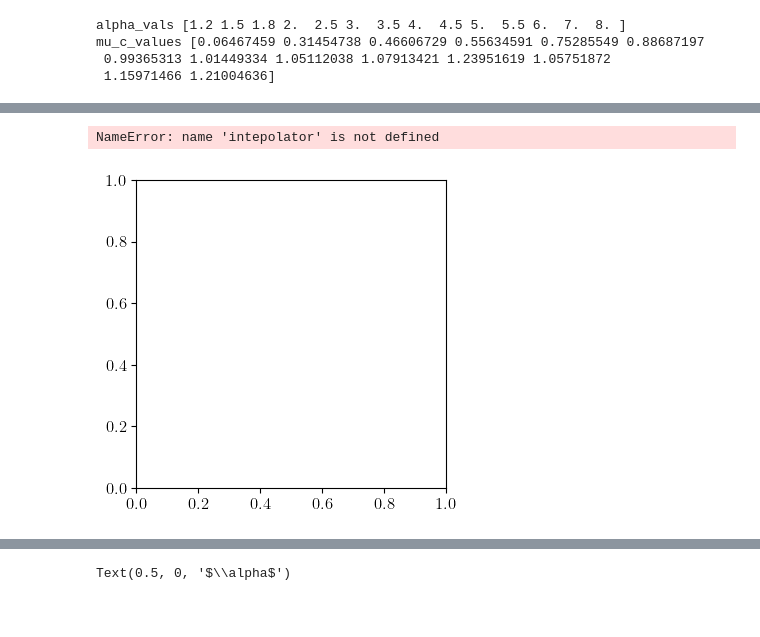
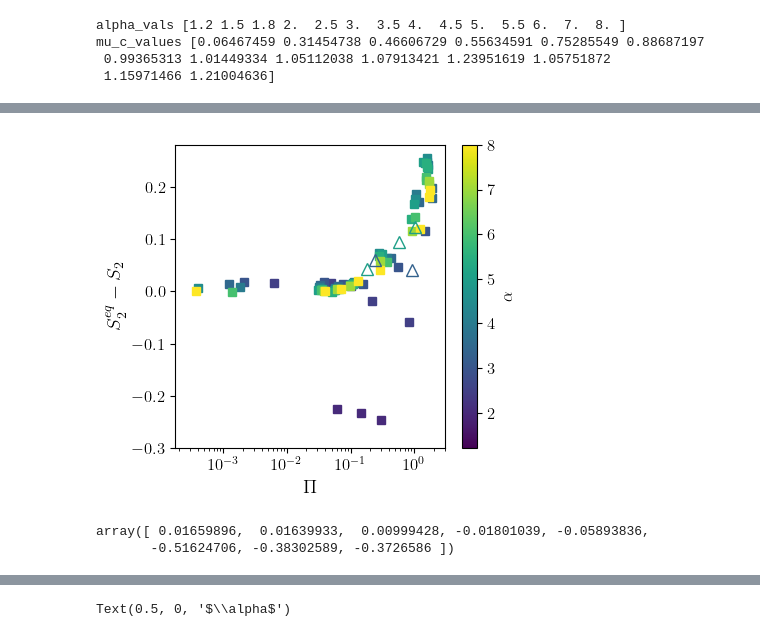
Before and after one commit to JBil8/Data_processing_orientations, a Jupyter notebook: maier_3d.ipynb, the cells around one changed output, grey strips where cells are left out. Saved outputs shown, nothing was run; the diff lists cells and outputs as text; code cells hidden in the pictures.

```diff
--- a/maier_3d.ipynb
+++ b/maier_3d.ipynb
@@ -2383,8 +2485,8 @@ colors_alpha = [cmap_alpha(i / (len(aspect_ratios) - 1)) for i in range(len(aspe
 
 for i_alpha, alpha_val in enumerate(aspect_ratios):
 
-    ax.loglog(
-        cofs ,
+    ax.plot(
+        U1_theoretical[:, 0, i_alpha] * S2_scalar_theoretical[:, 0, i_alpha],
         -2 * omega[:, 0, i_alpha, 2] / shear_rates[:, 0, i_alpha] ,
         # - 2*omega[i_cof, 0, :, 2] * shear_rates[i_cof, 0, :]/ D_r[i_cof, 0, :],
         label=f"{alpha_val}",
@@ -2392,8 +2494,10 @@ for i_alpha, alpha_val in enumerate(aspect_ratios):
         marker='o'
     )
 
-ax.set_xlabel(f"$\\mu_p$")
+ax.set_xlabel(f"$U$")
 ax.set_ylabel("$2 \\langle \\omega_z \\rangle / \\dot\\gamma $")
 # ax.set_xlim(-0.01, 0.1)
+# ax.set_ylim(0.005, 2,)
 ax.legend(title="$\\alpha=$", bbox_to_anchor=(1.05, 1.0), fontsize=10)
+fig.savefig(f"omega_vs_U1_mup_all.pdf", dpi=300, bbox_inches='tight')
 # %% [output]
@@ -2902,6 +3027,7 @@ for i, alpha_index in enumerate(alpha_indexs):
         )
         # ax[i].errorbar(thetas, omega_theta, std_omega_theta, mfc=colors_cof[i_cof],mec=colors_cof[i_cof],
         #          ecolor=colors_cof[i_cof], fmt='o', capsize=5, linestyle='None', linewidth=0.5)
+        theta_d[i_cof, 0, alpha_index] = theta_d[i_cof, 0, alpha_index] if theta_d[i_cof, 0, alpha_index] >0 else theta_d[i_cof, 0, alpha_index] + np.pi
         ax[i].axvline(theta_d[i_cof, 0, alpha_index]*180/np.pi, color=colors_cof[i_cof], linestyle=':', label="$\\eta$")
 
 
@@ -2923,7 +3049,7 @@ for i, alpha_index in enumerate(alpha_indexs):
     # ax[i].set_title(f"$\\alpha = {alpha_values[i]}$")
     ax[i].set_xlabel("$\\vartheta$ [deg]")
 
-ax[0].set_ylabel("-$\langle \\omega(\\vartheta)   \\rangle  /\\dot \\gamma $")
+ax[0].set_ylabel("-$\\langle \\omega_z(\\vartheta)   \\rangle  /\\dot \\gamma $")
 fig.tight_layout()
 fig.savefig(f"avg_omega_bin.pdf", dpi=300, bbox_inches='tight')
 # %% [output]
@@ -2940,7 +3117,7 @@ for i_cof, cof_val in enumerate(cofs):
     theta_shifted = np.where(theta_d[i_cof, i_I, :] < 0, theta_d[i_cof, i_I, :] + np.pi, theta_d[i_cof, i_I, :])
 
     for j, alpha in enumerate(aspect_ratios):
-        beta = (alpha**2 - 1) / (alpha**2 + 1)
+        beta = (alpha**2flow - 1) / (alpha**2 + 1)
 
         thetas = theta_bins[i_cof, 0, j, :]
         omega_theta = omega_bins[i_cof, 0, j, :]
@@ -3093,7 +3268,7 @@ beta = (aspect_ratios**2 - 1) / (aspect_ratios**2 + 1)
 for i_cof, cof_val in enumerate(cofs):
     Pe = -omega[i_cof, 0, :, 2] / shear_rates[i_cof, 0, :]
     ax.loglog(
-        1/U1_self_consistents[i_cof, 0, :],
+        1/U1_theoretical[i_cof, 0, :],
         biaxiality[i_cof, 0, :],
         's',
         label=f"{cof_val}",
@@ -3102,7 +3277,7 @@ for i_cof, cof_val in enumerate(cofs):
 ax.set_ylabel("$r$")
 ax.set_xlabel("$U^{-1}$")
 ax.set_yscale('log')
-ax.set_xlim(0.01, 0.25)
+# ax.set_xlim(0.01, 0.25)
 # ax.axhline(1.0, color='k', linestyle='--', linewidth=1.5, label="$\\Pi = 1$")
 # fig.savefig(f"omega_over_shear_rate_vs_alpha.pdf", dpi=300, bbox_inches='tight')
 # %% [output]
@@ -3111,73 +3285,82 @@ ax.set_xlim(0.01, 0.25)
 # %%
-Pis_rods = np.array([[[1.32950174, 0.65633052, 0.49132606]],
-       [[ np.nan, 2.70372994, 2.64602783]],
-       [[       np.nan,        np.nan, 6.61406137]]])
+Pis_rods = np.array([[[9.72728802e+01, 2.44844449e-01, 1.82242573e-01]],
+ [[7.43852787e+02, 9.09277639e-01, 5.67257410e-01]],
+ [[8.98287482e+02, 7.54410380e+01, 1.03988551e+00]]]
+)
 
 biaxiality_rods = np.array([[[0.04368842, 0.01670691, 0.00980193]],
        [[0.0767007 , 0.03985574, 0.02474923]],
        [[0.07669505, 0.05775459, 0.04556887]]])
 
-delta_s_rods = np.array([[[1.82827945, 0.09860783, 0.05732295]],
-                        [[1.32038971, 0.07921663, 0.12454886]],
-                        [[1.00000277, 1.00000358, 0.16385635]]])
 
-Pis_rods = np.array([[[-6.69734658e+05,  6.08076211e-01,  5.06522175e-01]],
-                    [[np.nan, 1.78104908e+00, 1.45159596e+00]],
-                    [[np.nan, np.nan, 2.35287265e+00]]])
+delta_s_rods = np.array([[[ 0.70095522, -0.06069196, -0.04359215]],
+ [[ 0.50895832, -0.04028581, -0.09397234]],
+ [[ 0.38506512,  0.60996797, -0.12335939]]])
+
 
 
 rod_alphas = np.array([2.0, 3.3, 5.0])
 
-spheroid_alphas_to_plot = aspect_ratios[aspect_ratios >= 2.0]
+spheroid_alphas_to_plot = aspect_ratios[aspect_ratios > 1.0]  # Filter for spheroids with alpha > 2.0
 
 # Combine all alphas to find the true min/max for the colormap
 all_alphas = np.union1d(spheroid_alphas_to_plot, rod_alphas)
 cmap = plt.cm.viridis
 norm = mcolors.Normalize(vmin=all_alphas.min(), vmax=all_alphas.max())
 
-fig, ax = plt.subplots(1, 1, figsize=(4, 4))
-
+fig, ax = plt.subplots(1, 1, figsize=(4.5, 4))
 
 
 # --- 2. Plot Spheroids (Your original loop, modified) ---
 for alpha in spheroid_alphas_to_plot:
     i_alpha_spheroid = np.where(aspect_ratios == alpha)[0][0]
     beta_i = (alpha**2 - 1) / (alpha**2 + 1)
     # b_jeffrey = biax_jeffrey(alpha)
     biaxiality_talbot = intepolator(biax_no_noise[:, 0], biax_no_noise[:, 1])(beta_i)
     Pe = -omega[i_cof, 0, i_alpha_spheroid, 2] / D_r[i_cof, 0, i_alpha_spheroid]
-    Pe = Pe**1
-    ax.loglog(
+    ax.semilogx(
         Pis[:, 0, i_alpha_spheroid],  # Use the pre-calculated Pi
-        np.abs(S2_scalar[:, 0, i_alpha_spheroid] - S2_scalar_theoretical[:, 0, i_alpha_spheroid]) / S2_scalar[:, 0, i_alpha_spheroid],  # Normalized biaxiality
+        # np.abs(S2_scalar[:, 0, i_alpha_spheroid] - S2_scalar_theoretical[:, 0, i_alpha_spheroid]) / S2_scalar[:, 0, i_alpha_spheroid],  # Normalized biaxiality
+        -(S2_scalar[:, 0, i_alpha_spheroid] - S2_scalar_theoretical[:, 0, i_alpha_spheroid]),
         's',  # Square marker for spheroids
         # label=f"Spheroid $\\alpha={alpha:.1f}$",
         color=cmap(norm(alpha)),  # Get color from normalized map
         alpha=1.0 #if alpha >= 3.0 else 0.4  # Different alpha for visibility
     )
 
 # #-- 3. Plot Rods (New loop) ---
 for i_alpha_rod, alpha in enumerate(rod_alphas):
-    ax.loglog(
+    ax.plot(
         Pis_rods[:, 0, i_alpha_rod],
-        delta_s_rods[:, 0, i_alpha_rod],
+        -delta_s_rods[:, 0, i_alpha_rod],
         '^',  # Triangle marker for rods
         markersize=8,
         label=f"${alpha:.1f}$",
         color=cmap(norm(alpha)),  # Get color from the SAME map
         alpha=1.0,
         mfc='none' # Use a hollow marker to distinguish further
     )
 
-ax.legend(title= r"Rod $\alpha=$", bbox_to_anchor=(.35, 1.0), fontsize=12)
-ax.set_xlabel("$\Pi$")
+# add colorbar for the aspect ratio
+sm = plt.cm.ScalarMappable(cmap=cmap, norm=norm)
+cbar = plt.colorbar(sm, ax=ax)
+cbar.set_label(r"$\alpha$", fontsize=12)
+
+# ax.legend(title= r"Rod $\alpha=$", bbox_to_anchor=(.45, .5), fontsize=12)
+ax.set_xlabel("$\\Pi$")
 # ax.set_ylabel("$\\lambda_2- \\lambda_3$")
-ax.set_ylabel("$|S_2 - S_2^{{eq}}| / S_2$")  # Relative error in S2
-plt.ylim(0.0004, 0.8)
-# ax.set_xlim(0.001, 10)
-plt.savefig(f"delta_s2_vs_Pi.pdf", dpi=300, bbox_inches='tight')
+ax.set_ylabel("$S_2^{{eq}} - S_2$")  # Relative error in S2
+
+plt.ylim(-0.3, 0.28)
+ax.set_xlim(-.1, 3)
+plt.tight_layout()
+plt.savefig(f"delta_s2_vs_Pi_all.pdf", dpi=300, bbox_inches='tight')
 plt.show()
 # %% [output]
-NameError: name 'intepolator' is not defined
-[figure, old version]
+[figure, new version]
+# %%
+S2_scalar_theoretical[:, 0, 4]- S2_scalar[:, 0, 4]
+# %% [output]
+array([ 0.01659896,  0.01639933,  0.00999428, -0.01801039, -0.05893836,
+       -0.51624706, -0.38302589, -0.3726586 ])
 # %%
```
Also changed, not shown: parts of 25 cells of this notebook, 6 other files.
